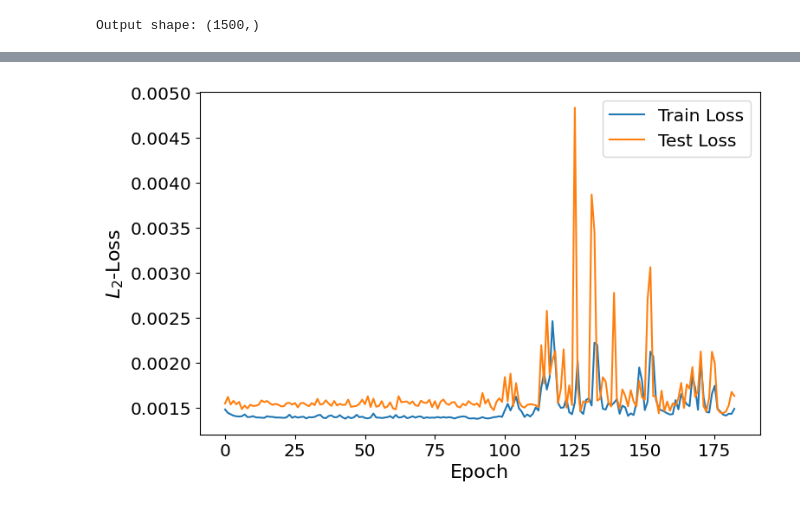
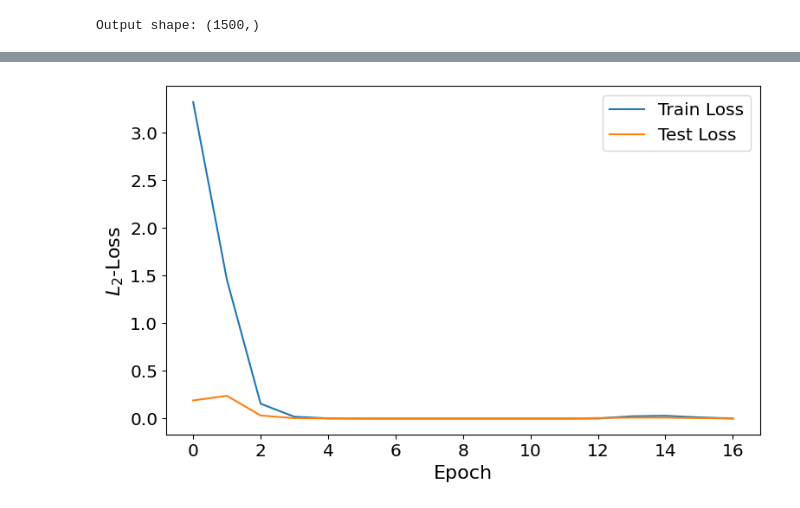
Before and after one commit to yingzai1/spm_neuraloperator, a Jupyter notebook: src/DON.ipynb, the cells around one changed output, grey strips where cells are left out. Cells and saved outputs as stored; diff of their text form; code cells hidden in the pictures.

```diff
--- a/src/DON.ipynb
+++ b/src/DON.ipynb
@@ -192,7 +195,7 @@ def relative_l2_loss(pred, target):
     norm_diff = jnp.mean((pred.flatten() - target.flatten()) ** 2)
 
     # Handle the case when target is all zeros
-    norm_target = jnp.where(norm_target == 0, 1e-6, norm_target)
+    norm_target = jnp.where(norm_target == 0, 1e-3, norm_target)
     return norm_diff / norm_target
 
 def rmse(pred, target):
@@ -213,14 +216,14 @@ def loss_fn(params, I_batch, c0_batch, trunk_pts, cn_batch):
     # loss = rmse(pred, cn_batch)
     return loss
 # %%
-num_epochs = 200
+num_epochs = 100
 batch_size = 20
 
-warmup_steps = N_total/batch_size         # ~1 epoch
+warmup_steps = int(N_total/batch_size)         # ~1 epoch
 print("Warmup steps:", warmup_steps)
-peak_lr = 1e-2                  # try bigger than your current 4e-3
-total_steps = 25 * warmup_steps       # ~293,350
-end_lr = 1e-4                   # final LR
+peak_lr = 1e-3           # try bigger than your current 4e-3
+total_steps = num_epochs * warmup_steps  # ~293,350
+end_lr = 5e-5                   # final LR
 
 scheduler = cosine_schedule_with_warmup(
     warmup_steps,
@@ -236,7 +239,16 @@ optimizer = optax.adam(scheduler)
 
 # Setup optimizer (Adam)
 
-# learning_rate = 4e-3
+# learning_rate = 1e-3
 # optimizer = optax.adam(learning_rate)
 opt_state = optimizer.init(params)
+
+#We do gradient clipping to avoid exploding gradients
+max_grad_norm = 1.0
+tx = optax.chain(
+    optax.clip_by_global_norm(max_grad_norm),  # <-- ① clip first
+    optax.adam(scheduler)                      # <-- ② then Adam + LR schedule
+)
+
+opt_state = tx.init(params)
 # %% [output]
@@ -249,7 +261,7 @@ def train_step(params, opt_state, I_batch, c0_batch, trunk_pts, cn_batch):
     loss_value, grads = jax.value_and_grad(loss_fn)(params, I_batch, c0_batch, trunk_pts, cn_batch)
 
     # Update parameters
-    updates, opt_state = optimizer.update(grads, opt_state)
+    updates, opt_state = tx.update(grads, opt_state)
     params = optax.apply_updates(params, updates)
 
     return params, opt_state, loss_value
@@ -270,11 +291,16 @@ for epoch in pbar:
         # loss_value, grads = jax.value_and_grad(loss_fn)(params, I_batch, c0_batch, trunk_pts, targets_flat)
         # updates, opt_state = optimizer.update(grads, opt_state)
         # params = optax.apply_updates(params, updates)
-
+        #print(f"target: {cn_batch[0]}")
         params, opt_state, loss_value = train_step(params, opt_state, I_batch, c0_batch, trunk_pts, cn_batch)
+        #print(model.apply(params, I_batch[0], c0_batch[0], trunk_pts))
+        #assert I_batch.shape[0] == batch_size, f"weird batch size {I_batch.shape}"
+        assert jnp.all(jnp.isfinite(I_batch)), "I_batch has NaNs"
+        assert jnp.all(jnp.isfinite(c0_batch)), "c0_batch has NaNs"
+        assert jnp.all(jnp.isfinite(cn_batch)), "cn_batch has NaNs"
         if loss_value > 1e3:
-            #print(f"Warning: High loss value detected: {loss_value:.4f} at epoch {epoch+1}")
-            loss_value = 1.
+            print(f"Warning: High loss value detected: {loss_value:.4f} at epoch {epoch+1}")
+            # loss_value = 1.
         #print(f"Epoch {epoch+1}, Batch Loss: {loss_value:.4f}")
         total_train_loss += loss_value
         count += 1
@@ -298,18 +343,18 @@ for epoch in pbar:
 # %%
 # Set global font sizes
 plt.rcParams.update({
     'font.size': 14.5,
     'axes.titlesize': 18,
     'axes.labelsize': 16,
     'xtick.labelsize': 14.5,
     'ytick.labelsize': 14.5,
     'legend.fontsize': 14.5,
     'figure.titlesize': 20
 })
 
-plot_losses(train_losses[17:], test_losses[17:])
+plot_losses(train_losses[:17], test_losses[:17])
 # %% [output]
-[figure, old version]
+[figure, new version]
 # %%
 N_train_filtered = train_I.shape[0]
 N_test_filtered = test_I.shape[0]
```
Also changed, not shown: parts of 13 cells of this notebook, 50 other files.
